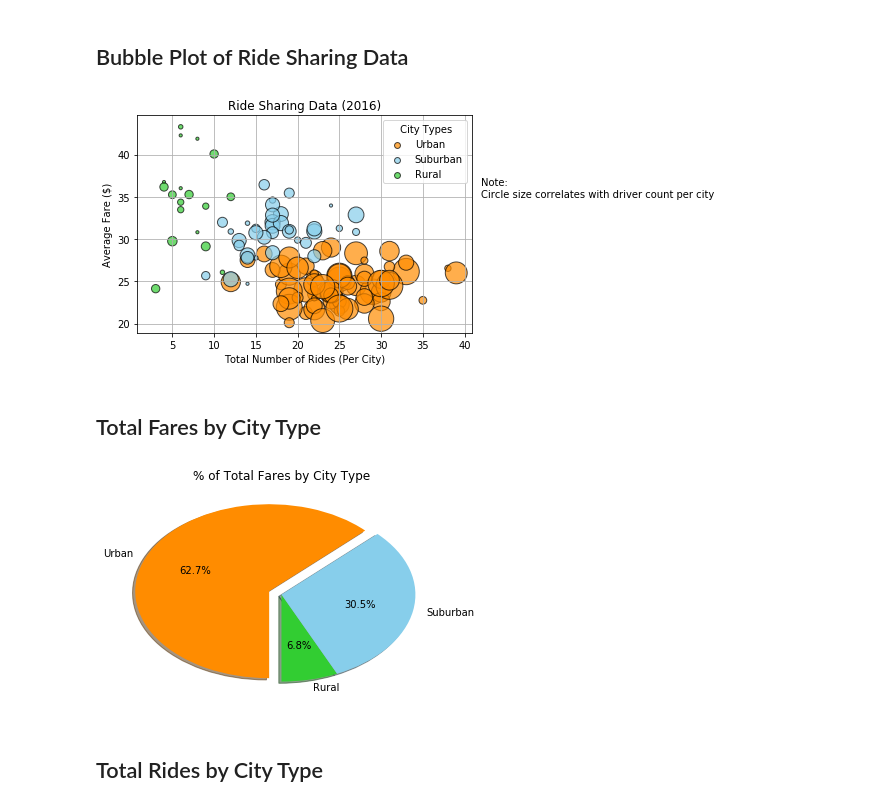
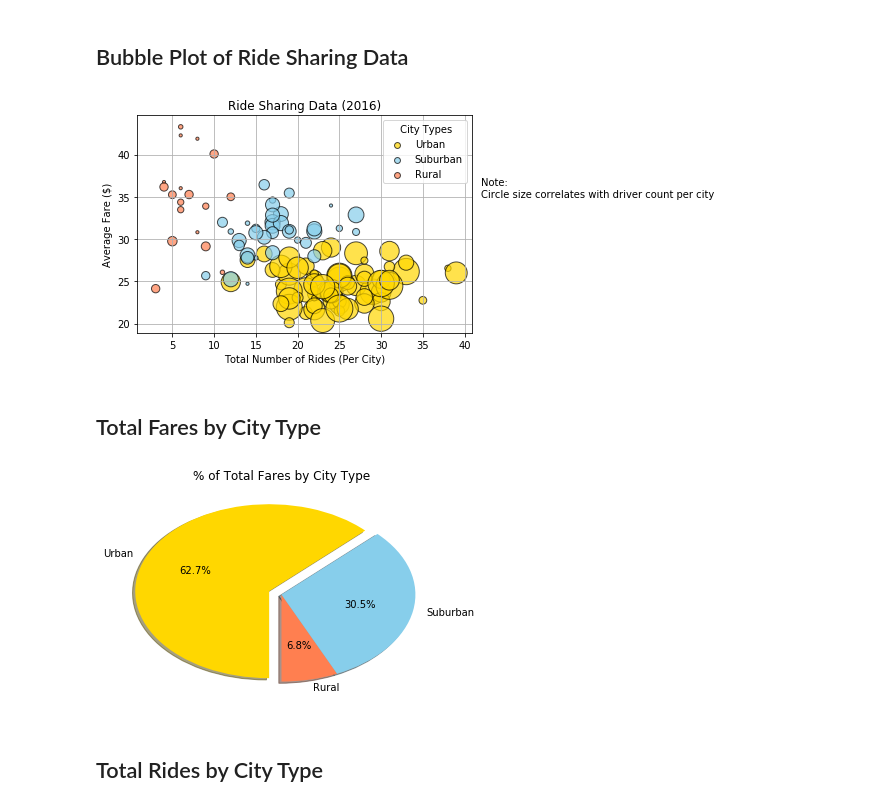
Before and after one commit to kychien/Rideshare_Analysis, a Jupyter notebook: rideshare_plot.ipynb, the cells around one changed output. Saved outputs shown, nothing was run; the diff lists cells and outputs as text; code cells hidden in the pictures.

```diff
--- a/rideshare_plot.ipynb
+++ b/rideshare_plot.ipynb
@@ -88,11 +88,11 @@ ry = rural_summ["raw_avg_fare"].tolist()
 rb = [10*i for i in rural_summ["driver_count"].tolist()]
 # %%
 # Build the scatter plots for each city types
-urban_plt = plt.scatter(ux, uy, s=ub, label='Urban', c='darkorange',
+urban_plt = plt.scatter(ux, uy, s=ub, label='Urban', c='gold',
                         alpha=0.7, edgecolor='black')
 subur_plt = plt.scatter(sx, sy, s=sb, label="Suburban", c='skyblue',
                         alpha=0.7, edgecolor='black')
-rural_plt = plt.scatter(rx, ry, s=rb, label="Rural", c='limegreen',
+rural_plt = plt.scatter(rx, ry, s=rb, label="Rural", c='coral',
                         alpha=0.7, edgecolor='black')
 
 # Incorporate the other graph properties
@@ -113,7 +113,7 @@ note = plt.text(42, 35, "Note:\nCircle size correlates with driver count per cit
 plt.savefig("Ride Share Bubble Fig.png", bbox_inches="tight", bbox_extra_artists=[note])
 plt.show()
 # %% [output]
-[figure, old version]
+[figure, new version]
 # %%
 plt.close()
 # %% [markdown]
@@ -135,30 +135,30 @@ def explode_largest(data, amount):
 # %%
 # Group data by types for the following 3 charts
 type_grp = raw_merge.groupby("type")
 type_fares = pd.DataFrame(type_grp["fare"].sum())
 total_fares = raw_merge["fare"].sum()
 
 # Calculate Fare Percents
 type_fares["fare_pct"] = type_fares/total_fares
 slices = type_fares["fare_pct"].tolist()
-colors = ["limegreen", "skyblue", "darkorange"]
+colors = ["coral", "skyblue", "gold"]
 
 # Build Pie Chart
 fares_pie = plt.pie(slices,
                     labels=type_fares.index.tolist(),
                     autopct="%1.1f%%",
                     explode=explode_largest(slices, .1),
                     colors=colors,
                     shadow=True,
                     startangle=270
                    )
 plt.title("% of Total Fares by City Type")
 
 # Save and show results
 plt.savefig("City Fares Pie.png", bbox_inches="tight")
 plt.show()
 # %% [output]
-[figure, old version]
+[figure, new version]
 # %%
 plt.close()
 # %% [markdown]
```
Also changed, not shown: parts of 4 cells of this notebook.
